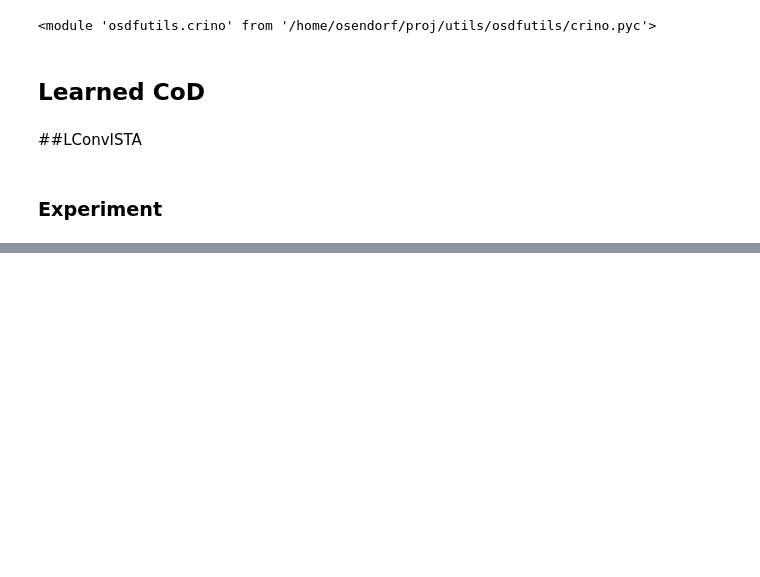
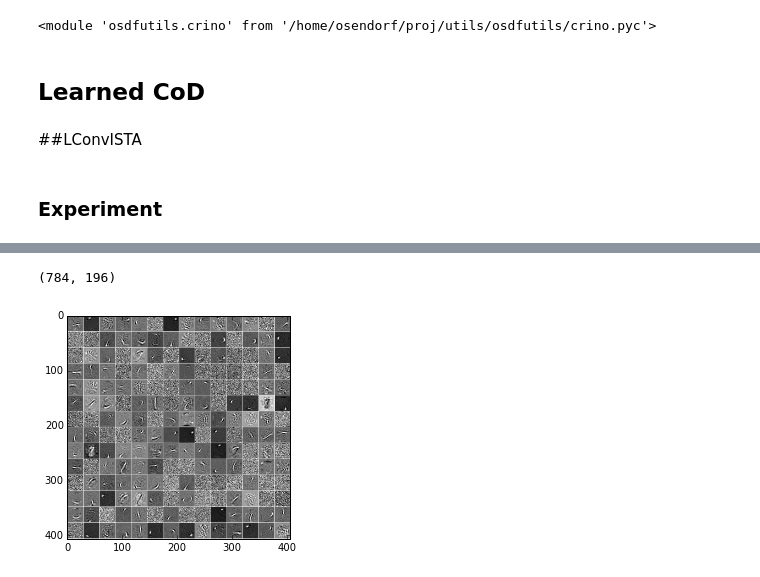
Before and after one commit to osdf/utils, a Jupyter notebook: notebooks/LISTA|CoD-MNIST.ipynb, the cells around one changed output, grey strips where cells are left out. Drawn from its saved outputs; the diff is of its cells as text; code cells hidden in the pictures; blank space fills up the shorter version.

```diff
--- a/notebooks/LISTA|CoD-MNIST.ipynb
+++ b/notebooks/LISTA|CoD-MNIST.ipynb
@@ -358,3 +390,13 @@ plt.hist(sp.ravel(), bins=100, normed=True)
 # %%
-params[1].get_value()
+params[1].get_value().shape
+# %% [output]
+(784, 196)
+# %%
+# in case parameters are not tied
+im = np.array(misc.visualize(params[1].get_value().T, 28*28, fill=255))
+plt.imshow(im, cmap=cm.gray)
+from PIL import Image as img
+img.fromarray(im).save('W.png')
+# %% [output]
+[figure, added]
 # %%
```
Also changed, not shown: parts of 22 cells of this notebook, 1 other file.
